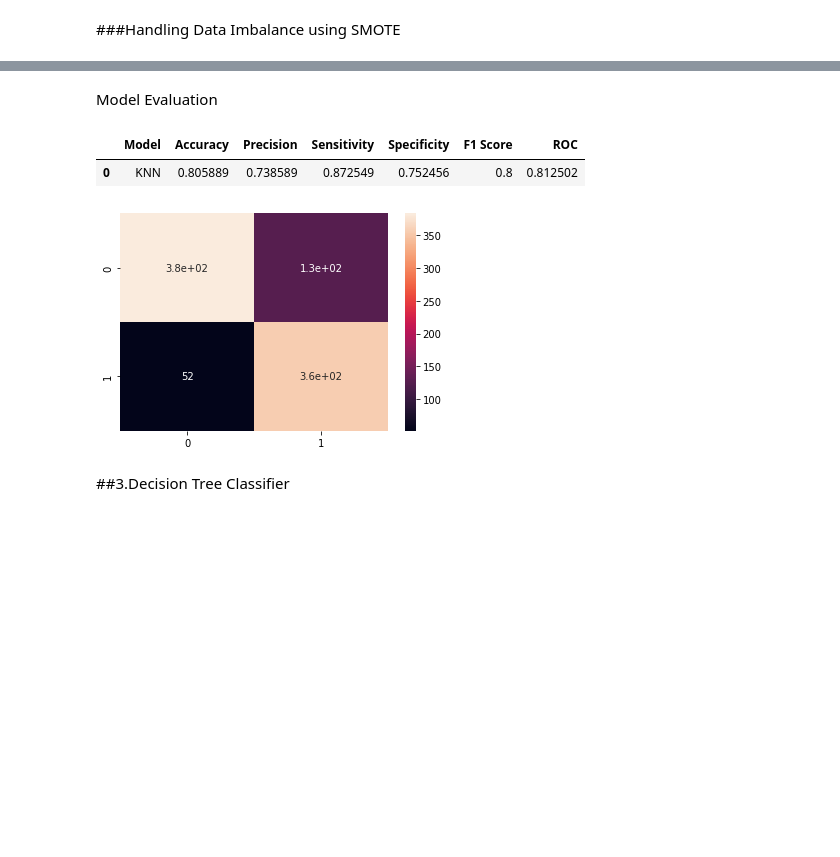
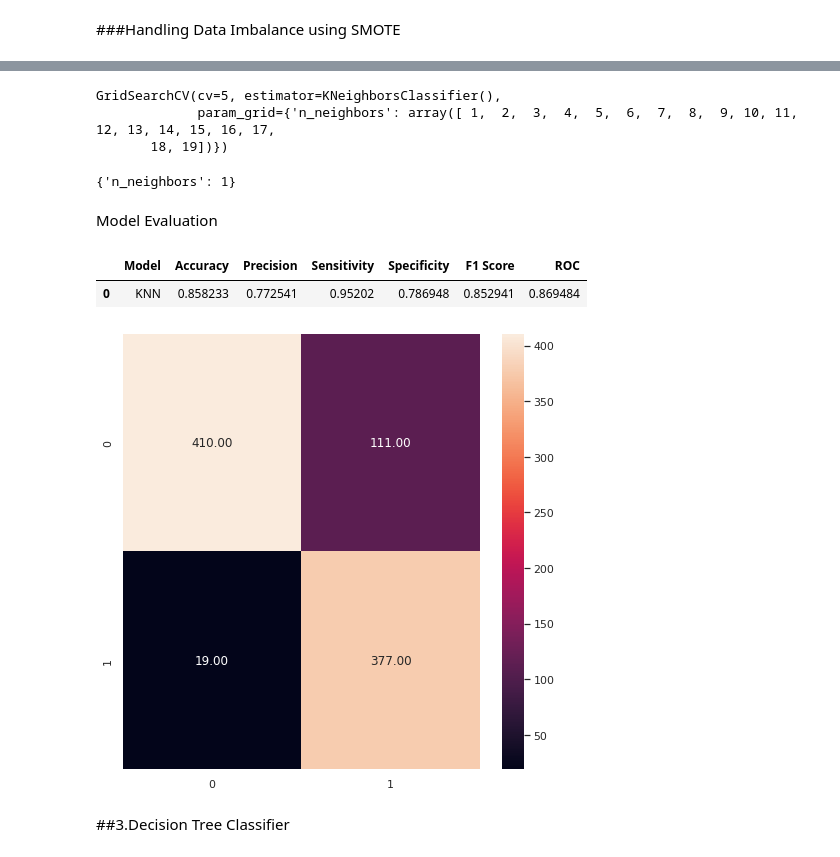
Before and after one commit to niteshavagabond/Cardiovascular-Risk-Prediction, a Jupyter notebook: Cardiovascular_Risk_Prediction.ipynb, the cells around one changed output, grey strips where cells are left out. Saved outputs shown, nothing was run; the diff lists cells and outputs as text; code cells hidden in the pictures; blank space fills up the shorter version.

```diff
--- a/Cardiovascular_Risk_Prediction.ipynb
+++ b/Cardiovascular_Risk_Prediction.ipynb
@@ -780,4 +749,0 @@ from collections import Counter
-# %%
-##KNN on balanced dataset
-model.fit(X_train,y_train)
-y_pred_knn = model.predict(X_test)
@@ -792,0 +750,5 @@ pd.crosstab(y_test,y_pred_knn)
+# %%
+from sklearn.linear_model import LogisticRegression
+
+lr_model = LogisticRegression(fit_intercept=True, max_iter=10000)
+lr_model.fit(X_train, y_train)
@@ -793,3 +813,23 @@ pd.crosstab(y_test,y_pred_knn)
+# %%
+from sklearn.model_selection import GridSearchCV
+param_grid = {'n_neighbors':np.arange(1,20)}
+knn = KNeighborsClassifier()
+knn_cv= GridSearchCV(knn,param_grid,cv=5)
+
+# Fit the object to train dataset
+knn_cv.fit(X_train,y_train)
+# %% [output]
+GridSearchCV(cv=5, estimator=KNeighborsClassifier(),
+             param_grid={'n_neighbors': array([ 1,  2,  3,  4,  5,  6,  7,  8,  9, 10, 11, 12, 13, 14, 15, 16, 17,
+       18, 19])})
+# %%
+#printing best parameters
+knn_cv.best_params_
+# %% [output]
+{'n_neighbors': 1}
+# %%
+#predicting
+y_pred_knn = knn_cv.predict(X_test)
 # %% [markdown]
 Model Evaluation
 # %%
@@ -798,27 +838,27 @@ from sklearn.metrics import classification_report, confusion_matrix,accuracy_sco
 from sklearn import metrics
 # %%
 CM=confusion_matrix(y_test,y_pred_knn)
-sns.heatmap(CM, annot=True)
+sns.heatmap(CM, annot=True, fmt='.2f')
 
 TN = CM[0][0]
 FN = CM[1][0]
 TP = CM[1][1]
 FP = CM[0][1]
 specificity = TN/(TN+FP)
 acc= accuracy_score(y_test, y_pred_knn)
 roc=roc_auc_score(y_test, y_pred_knn)
 prec = precision_score(y_test, y_pred_knn)
 rec = recall_score(y_test, y_pred_knn)
 f1 = f1_score(y_test, y_pred_knn)
 
 evaluation_metrics2 =pd.DataFrame([['KNN',acc, prec,rec,specificity, f1,roc]],
 columns = ['Model', 'Accuracy','Precision', 'Sensitivity','Specificity', 'F1 Score','ROC'])
 
 evaluation_metrics2
 # %% [output]
 |  | Model | Accuracy | Precision | Sensitivity | Specificity | F1 Score | ROC |
-| 0 | KNN | 0.805889 | 0.738589 | 0.872549 | 0.752456 | 0.8 | 0.812502 |
+| 0 | KNN | 0.858233 | 0.772541 | 0.95202 | 0.786948 | 0.852941 | 0.869484 |
-[figure, old version]
+[figure, new version]
 # %% [markdown]
 ##3.Decision Tree Classifier
 # %%
```
Also changed, not shown: parts of 87 cells of this notebook.
